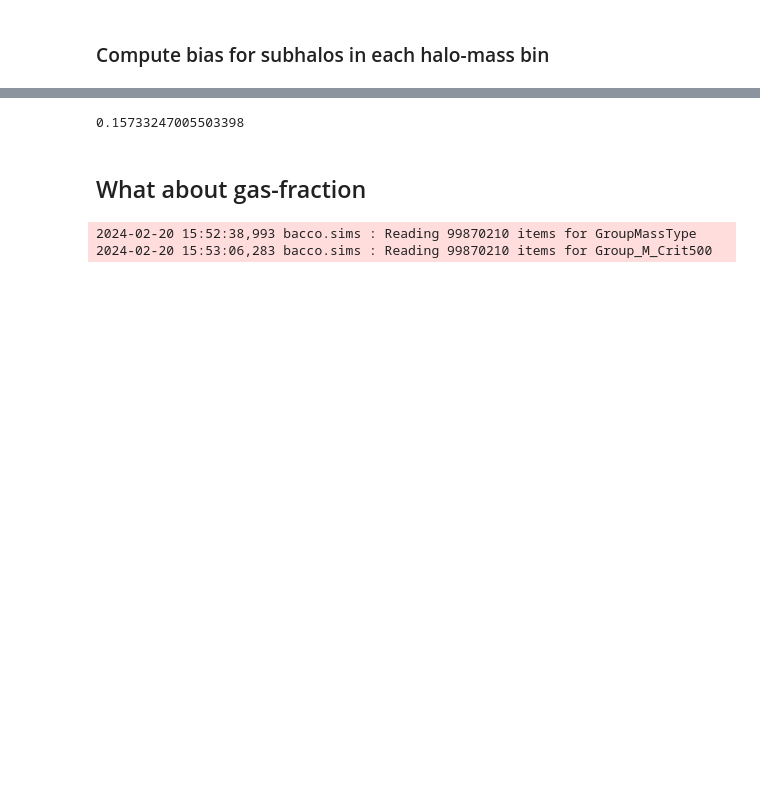
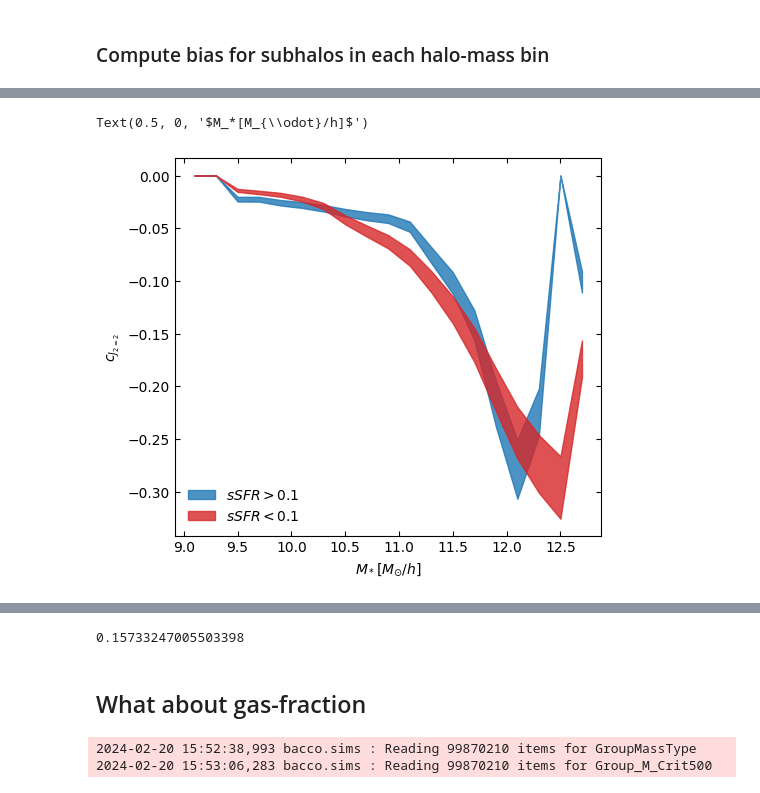
Before and after one commit to fgmaion/MTNG-resims, a Jupyter notebook: estimate_halo_number.ipynb, the cells around one changed output, grey strips where cells are left out. Saved outputs shown, nothing was run; the diff lists cells and outputs as text; code cells hidden in the pictures; blank space fills up the shorter version.

```diff
--- a/estimate_halo_number.ipynb
+++ b/estimate_halo_number.ipynb
@@ -239,0 +224,10 @@ Text(0.5, 0, '$M_*[M_{\\odot}/h]$')
+# %%
+sel_t = {}
+sel_t['spi'] = copy.deepcopy(sel_total)
+sel_t['ell'] = copy.deepcopy(sel_total)
+
+sSFR = 1e9 * sim.sub['SFR'] / (1e10 * sim.sub['MassType'][:, 4])
+
+for m in range(len(sel_total['sel'])):
+    sel_t['spi']['sel'][m] = sel_t['spi']['sel'][m][np.where( (sSFR[sel_t['spi']['sel'][m]] > 0.1) ) ]
+    sel_t['ell']['sel'][m] = sel_t['ell']['sel'][m][np.where( (sSFR[sel_t['ell']['sel'][m]] < 0.1) ) ]
@@ -239,0 +238,16 @@ Text(0.5, 0, '$M_*[M_{\\odot}/h]$')
+# %%
+bias_t = {}
+
+bias_t['spi'] = splitter.bias_sm(sel_mask=sel_t['spi'], recompute=False)
+bias_t['ell'] = splitter.bias_sm(sel_mask=sel_t['ell'], recompute=False)
+# %%
+fig, ax = plt.subplots(dpi=100, figsize=(5.5,5))
+ax.fill_between(ms_centers, 0.9*bias_t['spi']['bias'][:,1], 1.1*bias_t['spi']['bias'][:,1], color='C0', alpha=0.8, label='$sSFR > 0.1$')
+ax.fill_between(ms_centers, 0.9*bias_t['ell']['bias'][:,1], 1.1*bias_t['ell']['bias'][:,1], color='C3', alpha=0.8, label='$sSFR < 0.1$')
+
+ax.legend(loc='lower left')
+ax.set_ylabel('$c_{J_{2=2}}$')
+ax.set_xlabel('$M_*[M_{\odot}/h]$')
+# %% [output]
+Text(0.5, 0, '$M_*[M_{\\odot}/h]$')
+[figure, added]
```
Also changed, not shown: parts of 14 cells of this notebook, 1 other file.
